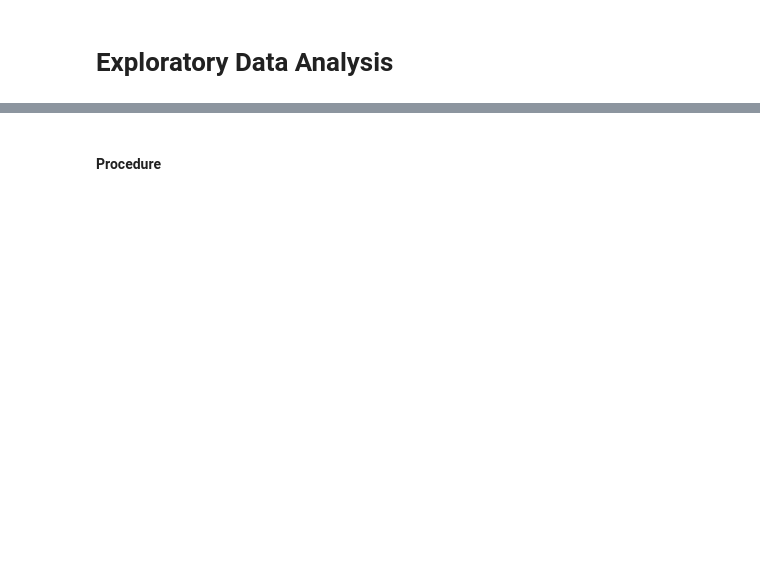
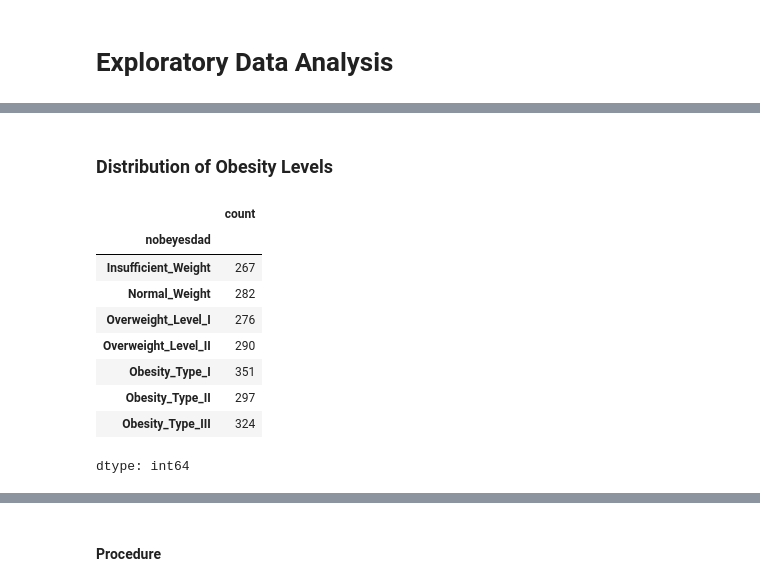
Before and after one commit to notgian/csmodel-gr4-backup-repo, a Jupyter notebook: CSMODEL_GRP4.ipynb, the cells around one changed output, grey strips where cells are left out. Drawn from its saved outputs; the diff is of its cells as text; code cells hidden in the pictures; blank space fills up the shorter version.

```diff
--- a/CSMODEL_GRP4.ipynb
+++ b/CSMODEL_GRP4.ipynb
@@ -348,0 +409,16 @@ Our goal was to determine whether **age plays a significant role** in the develo
+# %% [markdown]
+### Distribution of Obesity Levels
+# %%
+obesity_counts = df['nobeyesdad'].value_counts().sort_index()
+display(obesity_counts)
+# %% [output]
+|  | count |
+| nobeyesdad |  |
+| Insufficient_Weight | 267 |
+| Normal_Weight | 282 |
+| Overweight_Level_I | 276 |
+| Overweight_Level_II | 290 |
+| Obesity_Type_I | 351 |
+| Obesity_Type_II | 297 |
+| Obesity_Type_III | 324 |
+dtype: int64
```
Also changed, not shown: parts of 88 cells of this notebook.
